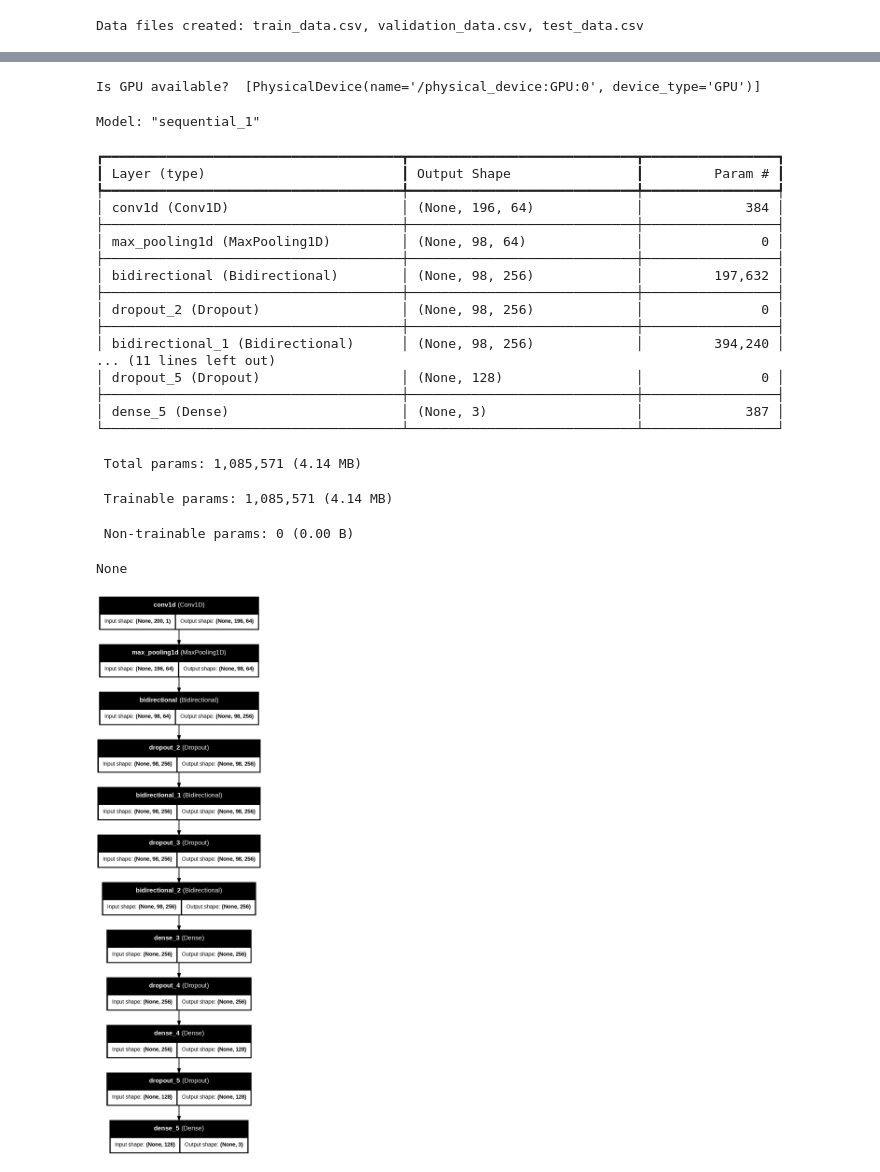
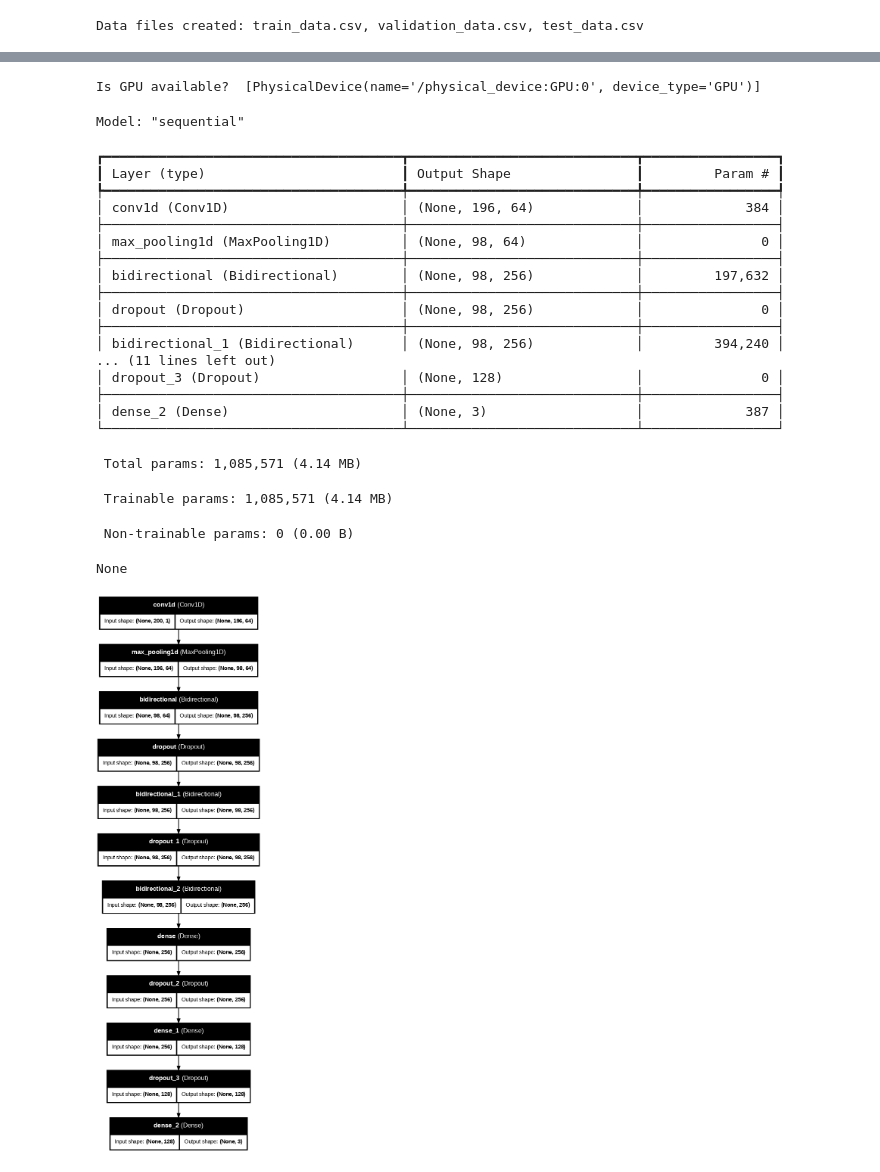
Before and after one commit to paulnord/ExampleCode, a Jupyter notebook: Better_LSTM_fitting_periodic_data.ipynb, the cells around one changed output, grey strips where cells are left out. Cells and saved outputs as stored; diff of their text form; code cells hidden in the pictures.

```diff
--- a/Better_LSTM_fitting_periodic_data.ipynb
+++ b/Better_LSTM_fitting_periodic_data.ipynb
@@ -174,7 +202,7 @@ print(model.summary())
 
 # Generate a diagram of the model and display it inline
 plot_file = "model_diagram.png"
-plot_model(model, to_file=plot_file, show_shapes=True, show_layer_names=True, dpi=150)
+plot_model(model, to_file=plot_file, show_shapes=True, show_layer_names=True, dpi=75)
 
 # Display the diagram in Colab
 display(Image(plot_file))
@@ -198,35 +226,35 @@ print(f"Test Loss: {test_loss}, Test MAE: {test_mae}")
 # Make predictions on the test set
 predictions = model.predict(test_inputs)
 
 # Save predictions and test outputs for comparison
 predictions_df = pd.DataFrame(predictions, columns=["predicted_frequency", "predicted_amplitude", "predicted_phase_shift"])
 actuals_df = pd.DataFrame(test_outputs, columns=["actual_frequency", "actual_amplitude", "actual_phase_shift"])
 comparison_df = pd.concat([predictions_df, actuals_df], axis=1)
 comparison_df.to_csv("predictions_vs_actuals.csv", index=False)
 
 print("Predictions vs Actuals saved to predictions_vs_actuals.csv")
 # %% [output]
 Is GPU available?  [PhysicalDevice(name='/physical_device:GPU:0', device_type='GPU')]
-Model: "sequential_1"
+Model: "sequential"
 ┏━━━━━━━━━━━━━━━━━━━━━━━━━━━━━━━━━━━━━━┳━━━━━━━━━━━━━━━━━━━━━━━━━━━━━┳━━━━━━━━━━━━━━━━━┓
 ┃ Layer (type)                         ┃ Output Shape                ┃         Param # ┃
 ┡━━━━━━━━━━━━━━━━━━━━━━━━━━━━━━━━━━━━━━╇━━━━━━━━━━━━━━━━━━━━━━━━━━━━━╇━━━━━━━━━━━━━━━━━┩
 │ conv1d (Conv1D)                      │ (None, 196, 64)             │             384 │
 ├──────────────────────────────────────┼─────────────────────────────┼─────────────────┤
 │ max_pooling1d (MaxPooling1D)         │ (None, 98, 64)              │               0 │
 ├──────────────────────────────────────┼─────────────────────────────┼─────────────────┤
 │ bidirectional (Bidirectional)        │ (None, 98, 256)             │         197,632 │
 ├──────────────────────────────────────┼─────────────────────────────┼─────────────────┤
-│ dropout_2 (Dropout)                  │ (None, 98, 256)             │               0 │
+│ dropout (Dropout)                    │ (None, 98, 256)             │               0 │
 ├──────────────────────────────────────┼─────────────────────────────┼─────────────────┤
 │ bidirectional_1 (Bidirectional)      │ (None, 98, 256)             │         394,240 │
 ... (11 lines left out)
-│ dropout_5 (Dropout)                  │ (None, 128)                 │               0 │
+│ dropout_3 (Dropout)                  │ (None, 128)                 │               0 │
 ├──────────────────────────────────────┼─────────────────────────────┼─────────────────┤
-│ dense_5 (Dense)                      │ (None, 3)                   │             387 │
+│ dense_2 (Dense)                      │ (None, 3)                   │             387 │
 └──────────────────────────────────────┴─────────────────────────────┴─────────────────┘
  Total params: 1,085,571 (4.14 MB)
  Trainable params: 1,085,571 (4.14 MB)
  Non-trainable params: 0 (0.00 B)
 None
-[figure, old version]
+[figure, new version]
```
Also changed, not shown: parts of 6 cells of this notebook.
